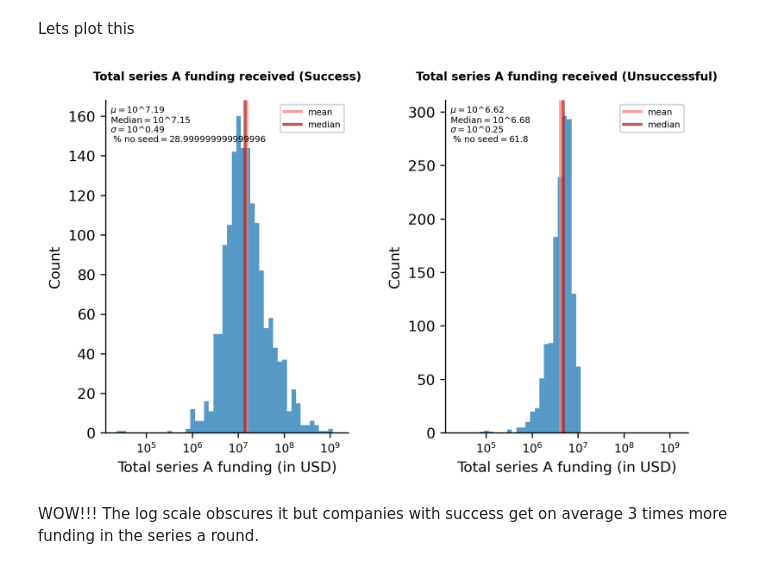
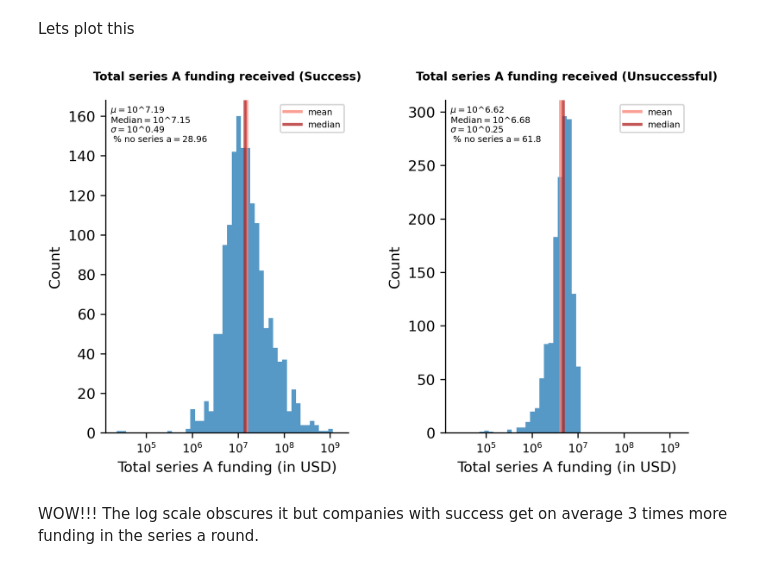
Before and after one commit to velapartners/moneyball-temporal-v1, a Jupyter notebook: feature_exploration.ipynb, the cells around one changed output. Drawn from its saved outputs; the diff is of its cells as text; code cells hidden in the pictures.

Commit message:
changed the legend of series_a plot

```diff
--- a/feature_exploration.ipynb
+++ b/feature_exploration.ipynb
@@ -756,7 +756,7 @@ for i, ax in enumerate(axes.flatten()):
         ax.legend(handles=[mean_line, median_line], fontsize=6)
 
         # make a second legend with mean, median, and sd
-        ax.annotate('$\mu=10$^{} \nMedian$=10$^{} \n$\sigma=$10^{} \n % no seed$=${}'.format(mean,median,sd, np.round(prop_no_seed_success, 3)*100),
+        ax.annotate('$\mu=10$^{} \nMedian$=10$^{} \n$\sigma=$10^{} \n % no series a$=${}'.format(mean,median,sd, np.round(prop_no_seed_success*100, 2)),
                     xy=(.02, .87),
                     xycoords='axes fraction',
                     fontsize=6,
@@ -794,35 +794,35 @@ for i, ax in enumerate(axes.flatten()):
         ax.legend(handles=[mean_line, median_line], fontsize=6)
 
         # make a second legend with mean, median, and sd
-        ax.annotate('$\mu=10$^{} \nMedian$=10$^{} \n$\sigma=$10^{} \n % no seed$=${}'.format(mean,median,sd, np.round(prop_no_seed_fail, 3)*100),
+        ax.annotate('$\mu=10$^{} \nMedian$=10$^{} \n$\sigma=$10^{} \n % no series a$=${}'.format(mean,median,sd, np.round(prop_no_seed_fail, 3)*100),
                     xy=(.02, .87),
                     xycoords='axes fraction',
                     fontsize=6,
                     horizontalalignment='left',
                     verticalalignment='bottom')
 
         # make the x ticks
         ax.tick_params(axis='x', which='both', labelsize=8)
         ax.set_xticks(np.arange(5,10,1))
         ax.set_xticklabels(['$10^5$', '$10^6$', '$10^7$', '$10^8$', '$10^9$'])
 
         # Hide the right and top spines
         ax.spines.right.set_visible(False)
         ax.spines.top.set_visible(False)
 
         # make the labels
         ax.set_xlabel("Total series A funding (in USD)")
         ax.set_ylabel("Count")
         ax.set_title('Total series A funding received (Unsuccessful)', fontweight='bold', fontsize=8, pad=14)
 
 # set the spacing between subplots
 plt.subplots_adjust(left=0.1,
                     bottom=0.1,
                     right=0.8,
                     top=0.9,
                     wspace=0.4,
                     hspace=0.5)
 # %% [output]
-[figure, old version]
+[figure, new version]
 # %% [markdown]
 WOW!!! The log scale obscures it but companies with success get on average 3 times more funding in the series a round.
```
